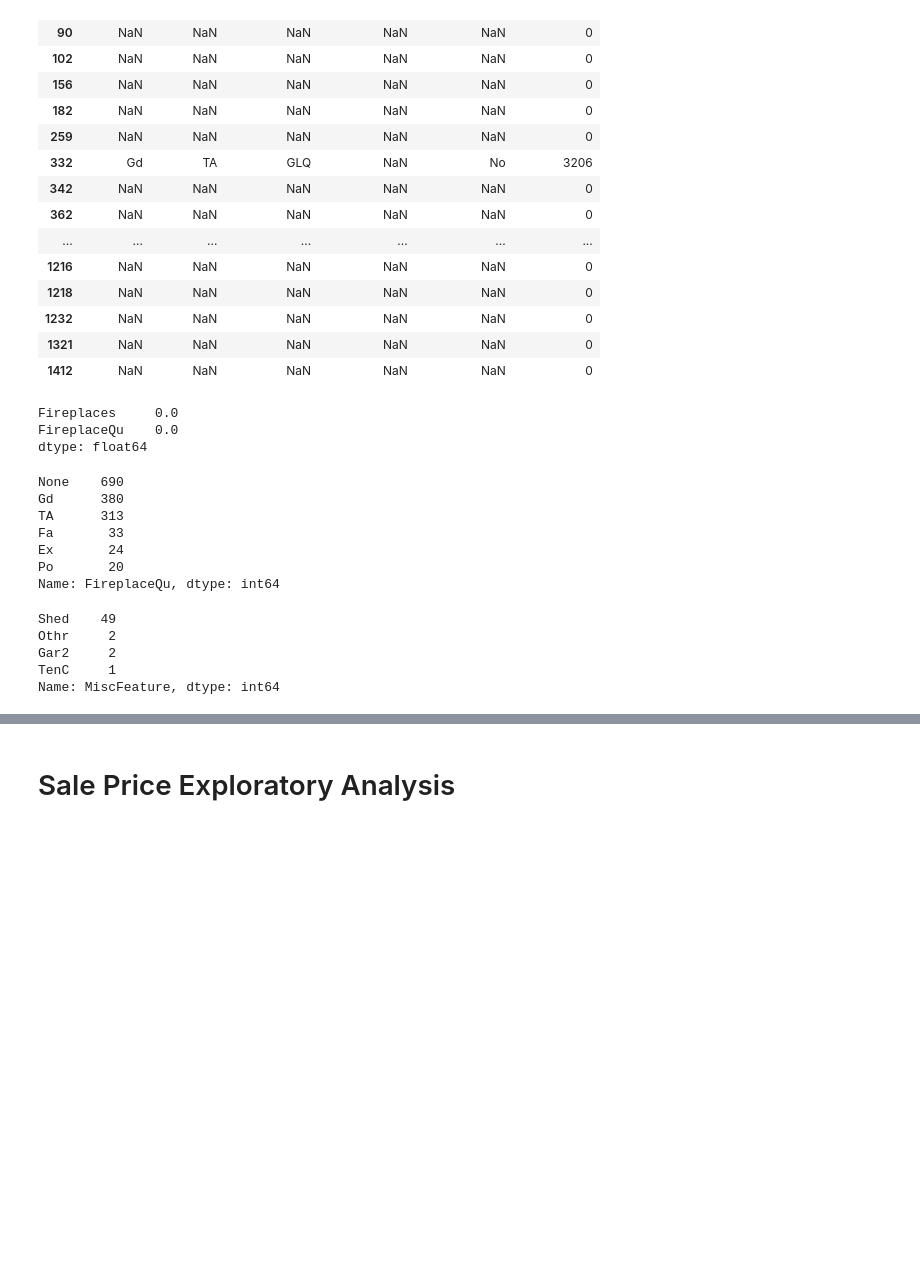
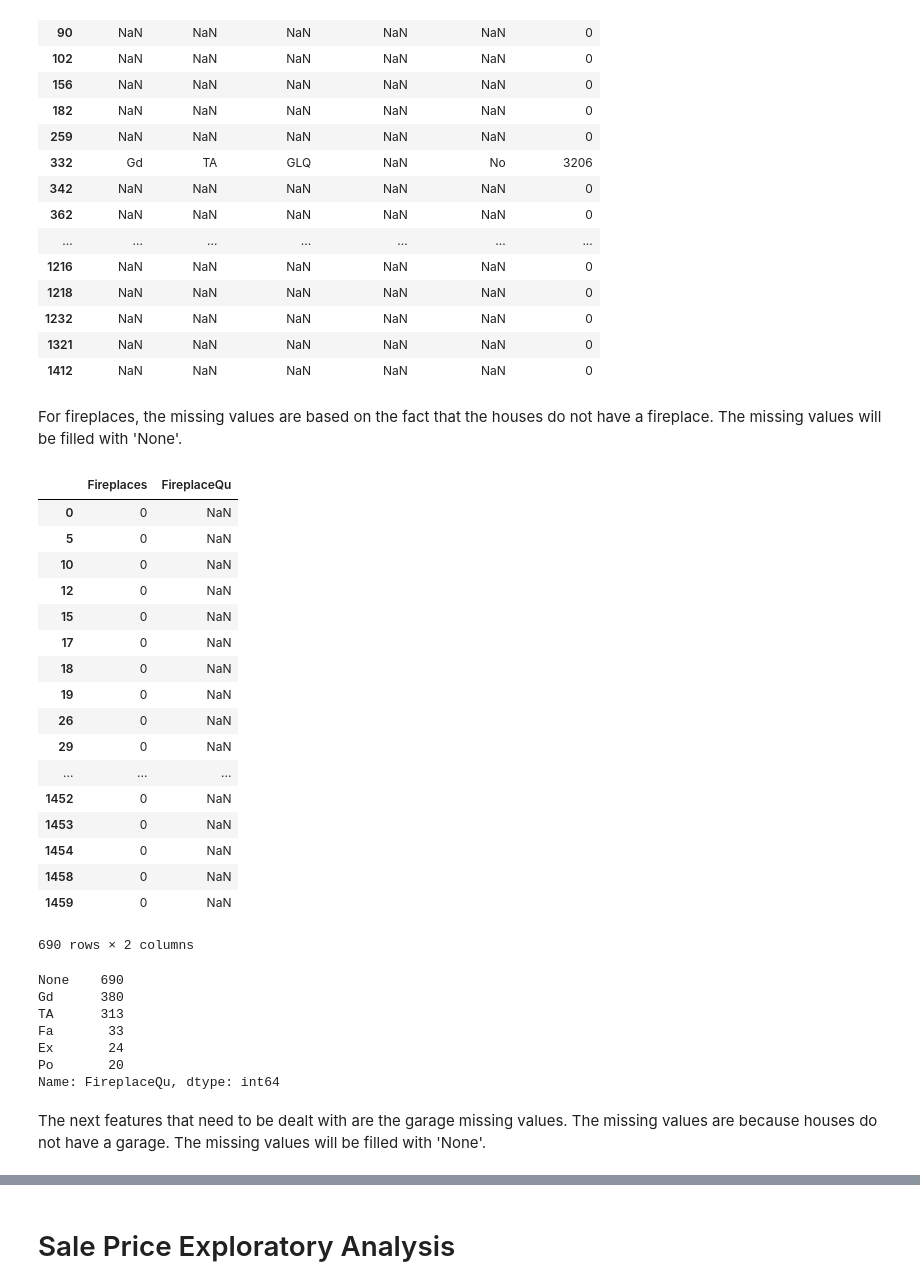
Before and after one commit to matthewcassi/kaggle_competitions, a Jupyter notebook: house_prices/initial_eda.ipynb, the cells around one changed output, grey strips where cells are left out. Saved outputs shown, nothing was run; the diff lists cells and outputs as text; code cells hidden in the pictures; blank space fills up the shorter version.

```diff
--- a/house_prices/initial_eda.ipynb
+++ b/house_prices/initial_eda.ipynb
@@ -132,12 +140,29 @@ train['BsmtCond'] = train['BsmtCond'].fillna('None')
 train['BsmtFinType1'] = train['BsmtFinType1'].fillna('None')
 train['BsmtFinType2'] = train['BsmtFinType2'].fillna('None')
 train['BsmtExposure'] = train['BsmtExposure'].fillna('None')
+# %% [markdown]
+For fireplaces, the missing values are based on the fact that the houses do not have a fireplace. The missing values will be filled with 'None'.
 # %%
-train[train['FireplaceQu'].isnull()][['Fireplaces','FireplaceQu']].sum()
+train[train['FireplaceQu'].isnull()][['Fireplaces','FireplaceQu']]
 # %% [output]
+|  | Fireplaces | FireplaceQu |
+| 0 | 0 | NaN |
+| 5 | 0 | NaN |
+| 10 | 0 | NaN |
+| 12 | 0 | NaN |
+| 15 | 0 | NaN |
+| 17 | 0 | NaN |
+| 18 | 0 | NaN |
+| 19 | 0 | NaN |
+| 26 | 0 | NaN |
+| 29 | 0 | NaN |
+| ... | ... | ... |
+| 1452 | 0 | NaN |
+| 1453 | 0 | NaN |
+| 1454 | 0 | NaN |
+| 1458 | 0 | NaN |
+| 1459 | 0 | NaN |
-Fireplaces     0.0
-FireplaceQu    0.0
-dtype: float64
+690 rows × 2 columns
 # %%
 train['FireplaceQu'] = train['FireplaceQu'].fillna('None')
 # %%
@@ -150,14 +175,8 @@ Fa       33
 Ex       24
 Po       20
 Name: FireplaceQu, dtype: int64
-# %%
-train['MiscFeature'].value_counts()
-# %% [output]
-Shed    49
-Othr     2
-Gar2     2
-TenC     1
-Name: MiscFeature, dtype: int64
+# %% [markdown]
+The next features that need to be dealt with are the garage missing values. The missing values are because houses do not have a garage. The missing values will be filled with 'None'.
 # %%
 train[train['GarageType'].isnull()][['GarageType','GarageYrBlt','GarageFinish','GarageCars','GarageArea','GarageQual',
                                     'GarageCond']]
```
Also changed, not shown: parts of 22 cells of this notebook.
